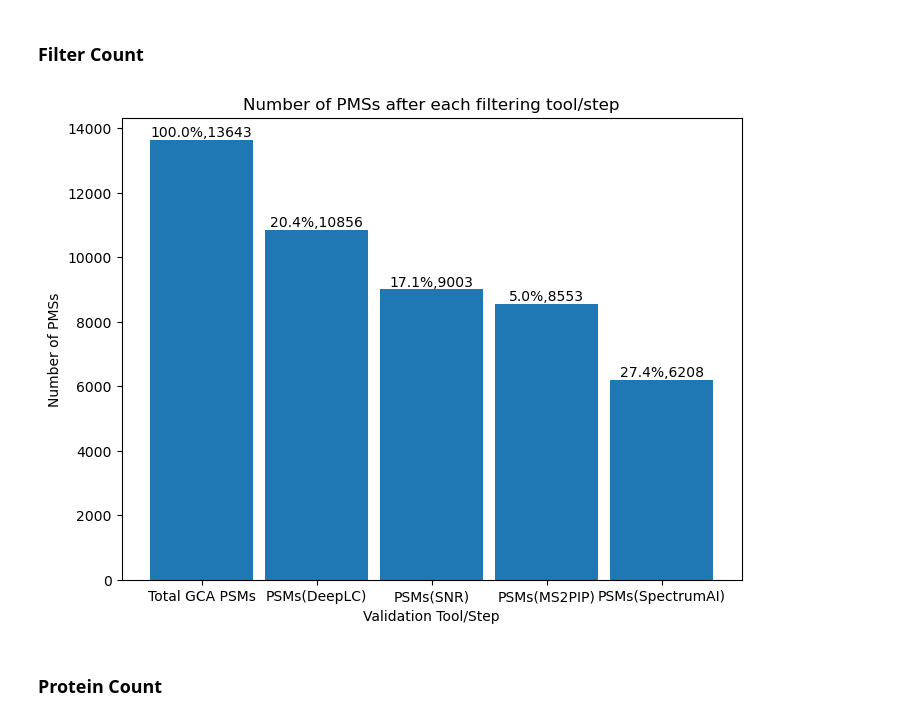
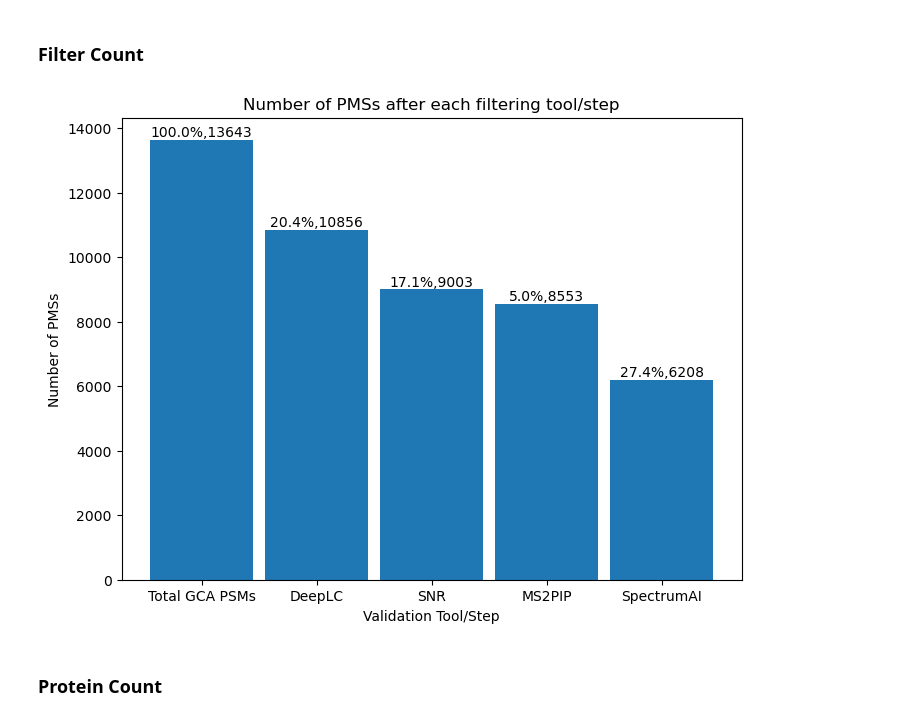
Before and after one commit to bigbio/pgt-pangenome, a Jupyter notebook: Count.ipynb, the cells around one changed output. Saved outputs shown, nothing was run; the diff lists cells and outputs as text; code cells hidden in the pictures.

```diff
--- a/Count.ipynb
+++ b/Count.ipynb
@@ -217,6 +241,7 @@ protein_ID_peps = {}
 protein_Seq_peps = {}
 transcript_ID_peps = {}
 gene_symbol_peps = {}
+peps_infos = {}
 for pep in tqdm(after_all_spectrumAI_set):
     prots = [x.split(' ') for xs in peps_prots[pep] for x in xs]
     samples, proteins, proteins_seq, genes, gene_symbols, transcripts, gene_biotypes = set(), set(), set(), set(), set(), set(),set()
@@ -233,6 +258,7 @@ for pep in tqdm(after_all_spectrumAI_set):
             gene_symbols.add([x for x in prot if x.startswith('gene_symbol:')][0].split(':')[-1])
         except IndexError:
             pass
+    peps_infos[pep] = [','.join(gene_symbols), ','.join(gene_biotypes), ','.join(samples), ','.join(proteins), ','.join(genes), ','.join(transcripts)]
 
     for sample in samples:
         try:
@@ -291,3 +317,8 @@ Number of transcript ids matched: 231795
 Number of protein ids matched: 231754
 Number of protein seqs matched: 23657
 Number of gene_symbols matched: 1951
+# %%
+def get_gene_symbol(pep):
+    infos = peps_infos.get(pep)
+    return infos[0]
+passed_spectrumAI["gene_symbol"] = passed_spectrumAI["sequence_x"].apply(get_gene_symbol)
@@ -369,37 +400,37 @@ plt.savefig('/mnt/nfs/wangd/project/paper_db/count/count-plot/Variation_Type_Cou
 # %% [markdown]
 ### Filter Count
 # %%
-filter_dict = {'Total GCA PSMs': 13643, 'PSMs(DeepLC)': 10856, 'PSMs(SNR)': 9003, 'PSMs(MS2PIP)': 8553, 'PSMs(SpectrumAI)': len(passed_spectrumAI)}
+filter_dict = {'Total GCA PSMs': 13643, 'DeepLC': 10856, 'SNR': 9003, 'MS2PIP': 8553, 'SpectrumAI': len(passed_spectrumAI)}
 
 labels = list(filter_dict.keys())
 values = list(filter_dict.values())
 
 plt.figure(figsize=(8,6))
 bar_width = 0.9
 bars = plt.bar(range(len(filter_dict)), values, width=bar_width, align='center')
 
 plt.title('Number of PMSs after each filtering tool/step')
 plt.xlabel('Validation Tool/Step')
 plt.ylabel('Number of PMSs')
 
 plt.xticks(range(len(filter_dict)), labels)
 
 
 for i,bar in enumerate(bars):
     num = bar.get_height()
     if i == 0:
         s = "{},{}".format("{:.1%}".format(1),num)
         pre = num
     else:
         percentile = (pre - num)/pre
         s = "{},{}".format("{:.1%}".format(percentile),num)
         pre = num
 
     plt.text(bar.get_x() + bar.get_width()/2, num, s, ha='center', va='bottom')
 
 plt.savefig('/mnt/nfs/wangd/project/paper_db/count/count-plot/Filter_Count-plot.svg', format='svg')
 # %% [output]
-[figure, old version]
+[figure, new version]
 # %% [markdown]
 ### Protein Count
 # %%
```
Also changed, not shown: parts of 12 cells of this notebook, 57 other files.
